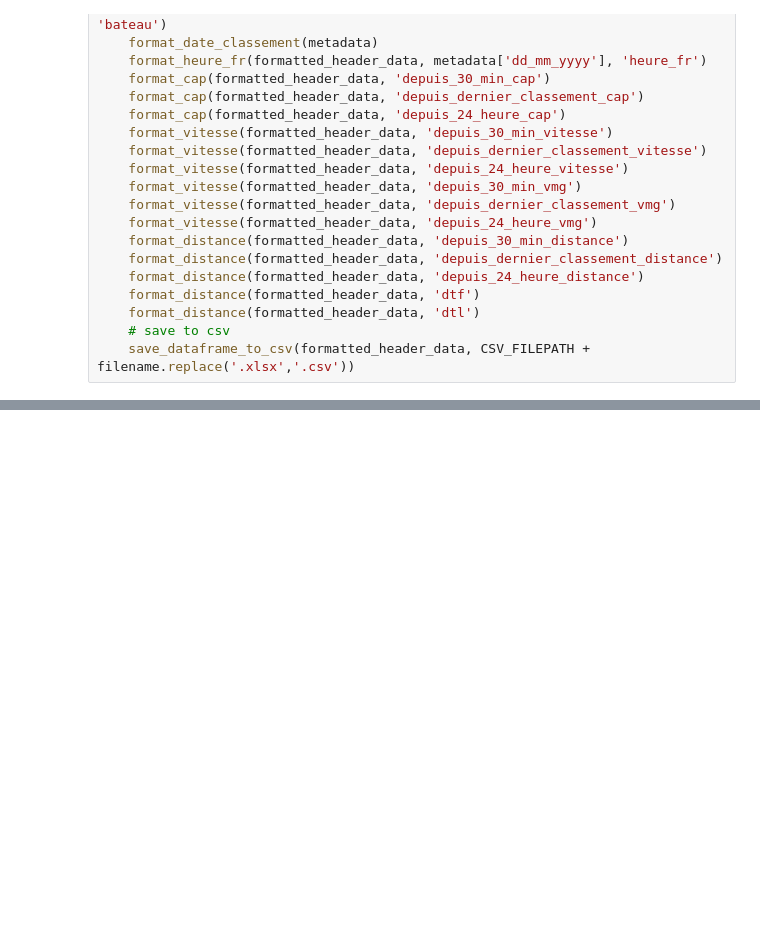
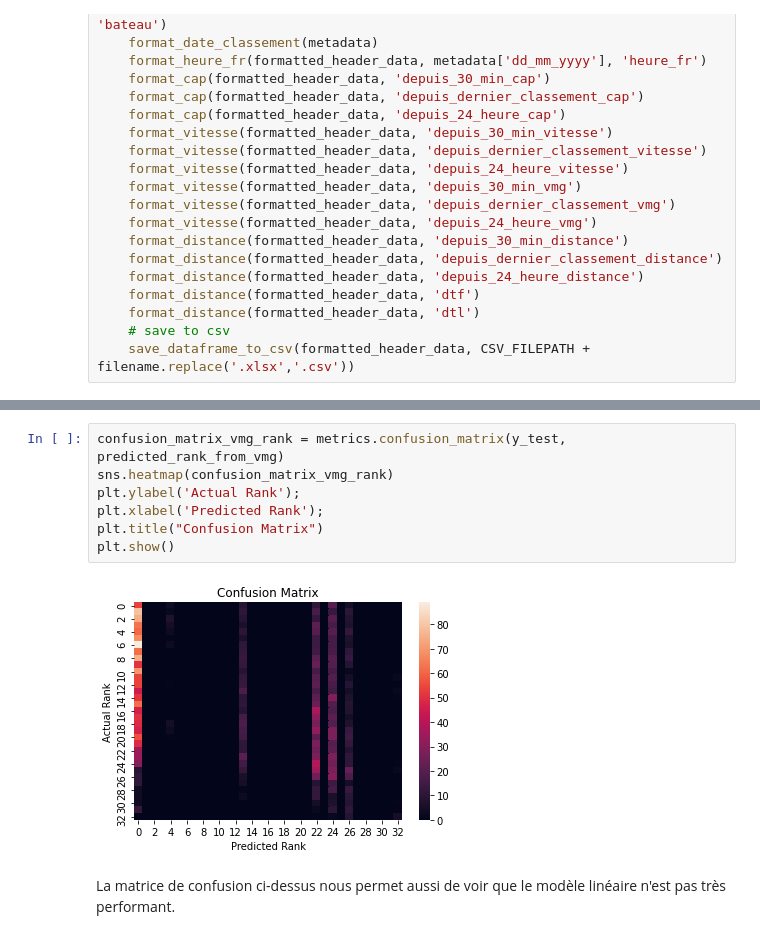
Before and after one commit to Kit-BIGDATA-Telecom-2022-2023/kovila_pauvaday, a Jupyter notebook: projet/projet_vendee_globe.ipynb, the cells around one changed output, grey strips where cells are left out. Cells and saved outputs as stored; diff of their text form; blank space fills up the shorter version.

```diff
--- a/projet/projet_vendee_globe.ipynb
+++ b/projet/projet_vendee_globe.ipynb
@@ -464,0 +468,11 @@ sns.regplot(y_test,predicted_rank_from_vmg)
+# %%
+confusion_matrix_vmg_rank = metrics.confusion_matrix(y_test, predicted_rank_from_vmg)
+sns.heatmap(confusion_matrix_vmg_rank)
+plt.ylabel('Actual Rank');
+plt.xlabel('Predicted Rank');
+plt.title("Confusion Matrix")
+plt.show()
+# %% [output]
+[figure, added]
+# %% [markdown]
+La matrice de confusion ci-dessus nous permet aussi de voir que le modèle linéaire n'est pas très performant.
```
Also changed, not shown: parts of 29 cells of this notebook.
